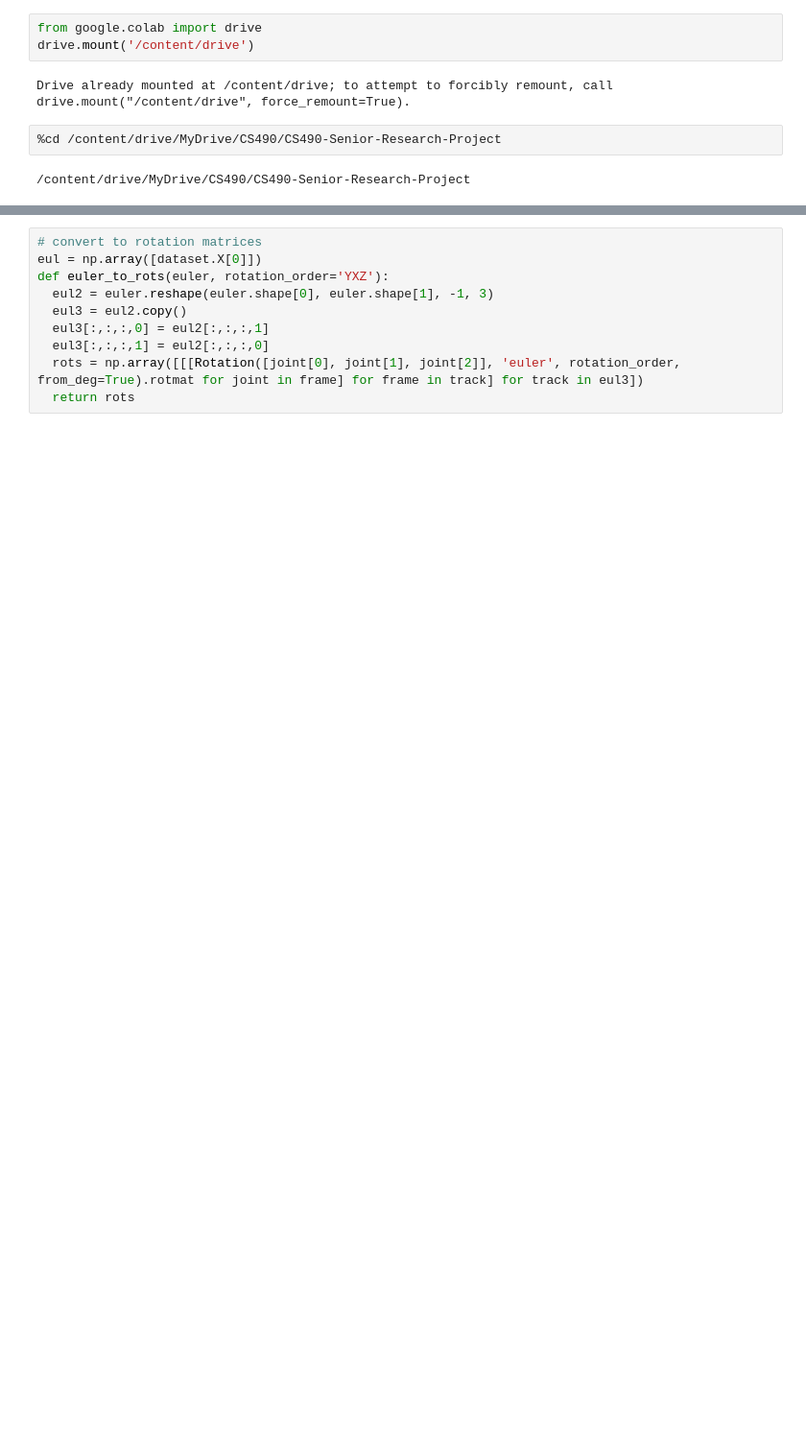
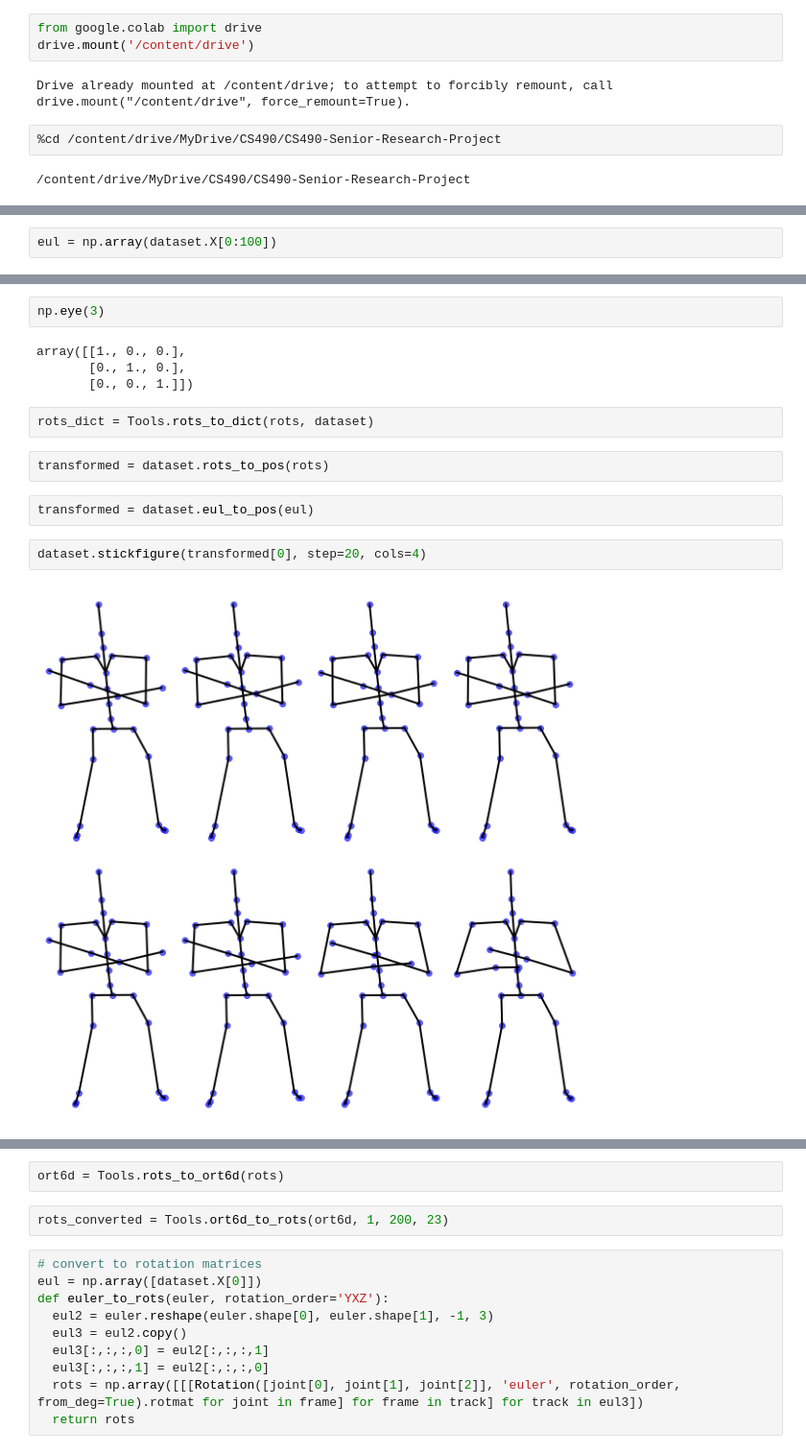
Before and after one commit to arnisafazla/CS490-Senior-Research-Project, a Jupyter notebook: setup.ipynb, the cells around one changed output, grey strips where cells are left out. Shown at 96% size. Saved outputs shown, nothing was run; the diff lists cells and outputs as text; blank space fills up the shorter version.

```diff
--- a/setup.ipynb
+++ b/setup.ipynb
@@ -15,0 +14,2 @@ from pymo.rotation_tools import Rotation
+# %%
+eul = np.array(dataset.X[0:100])
@@ -19,0 +250,16 @@ rots.shape
+# %%
+np.eye(3)
+# %% [output]
+array([[1., 0., 0.],
+       [0., 1., 0.],
+       [0., 0., 1.]])
+# %%
+rots_dict = Tools.rots_to_dict(rots, dataset)
+# %%
+transformed = dataset.rots_to_pos(rots)
+# %%
+transformed = dataset.eul_to_pos(eul)
+# %%
+dataset.stickfigure(transformed[0], step=20, cols=4)
+# %% [output]
+[figure, added]
@@ -20,3 +267,7 @@ rots.shape
+# %%
+ort6d = Tools.rots_to_ort6d(rots)
+# %%
+rots_converted = Tools.ort6d_to_rots(ort6d, 1, 200, 23)
 # %%
 # convert to rotation matrices
 eul = np.array([dataset.X[0]])
```
Also changed, not shown: parts of 64 cells of this notebook, 3 other files.
